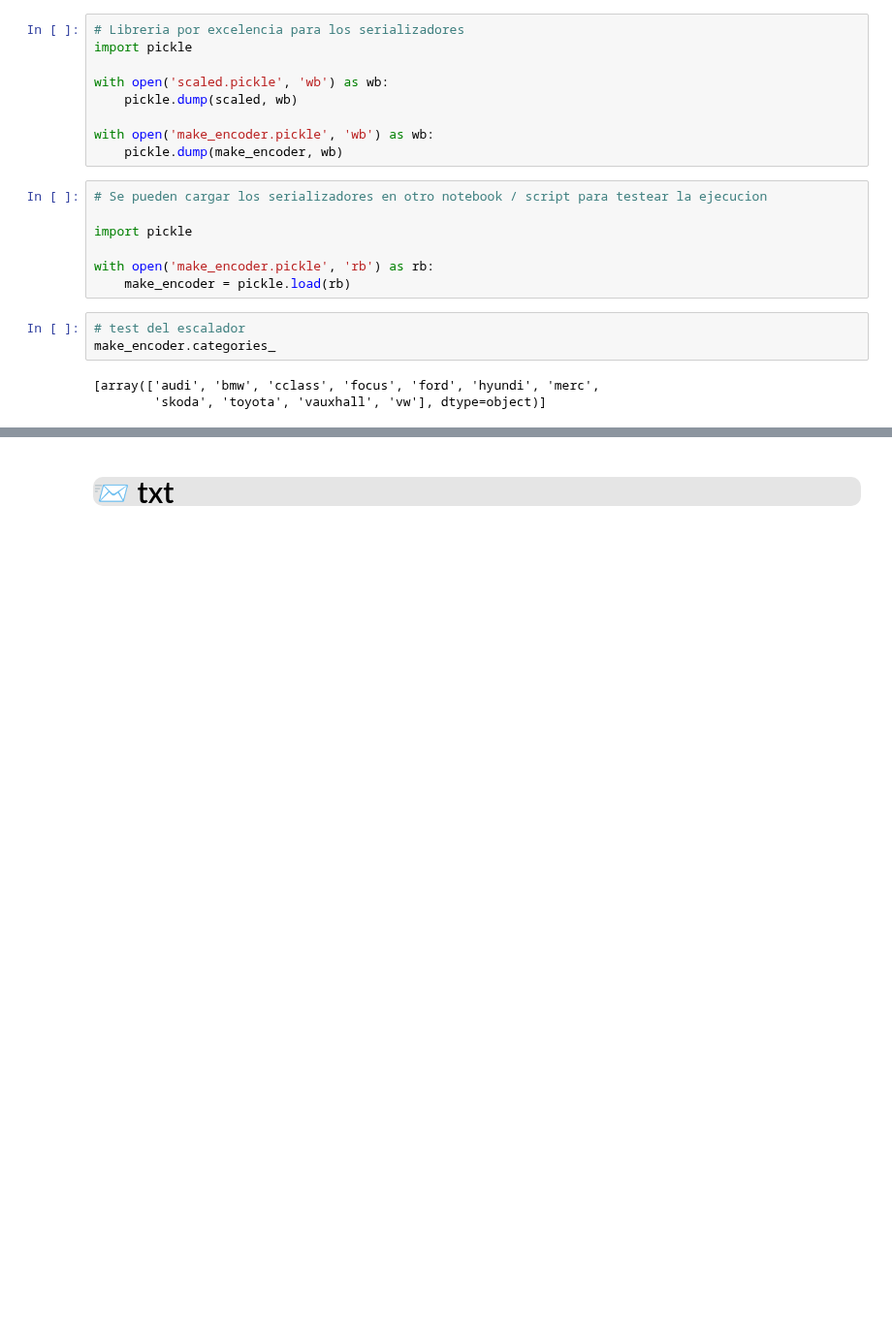
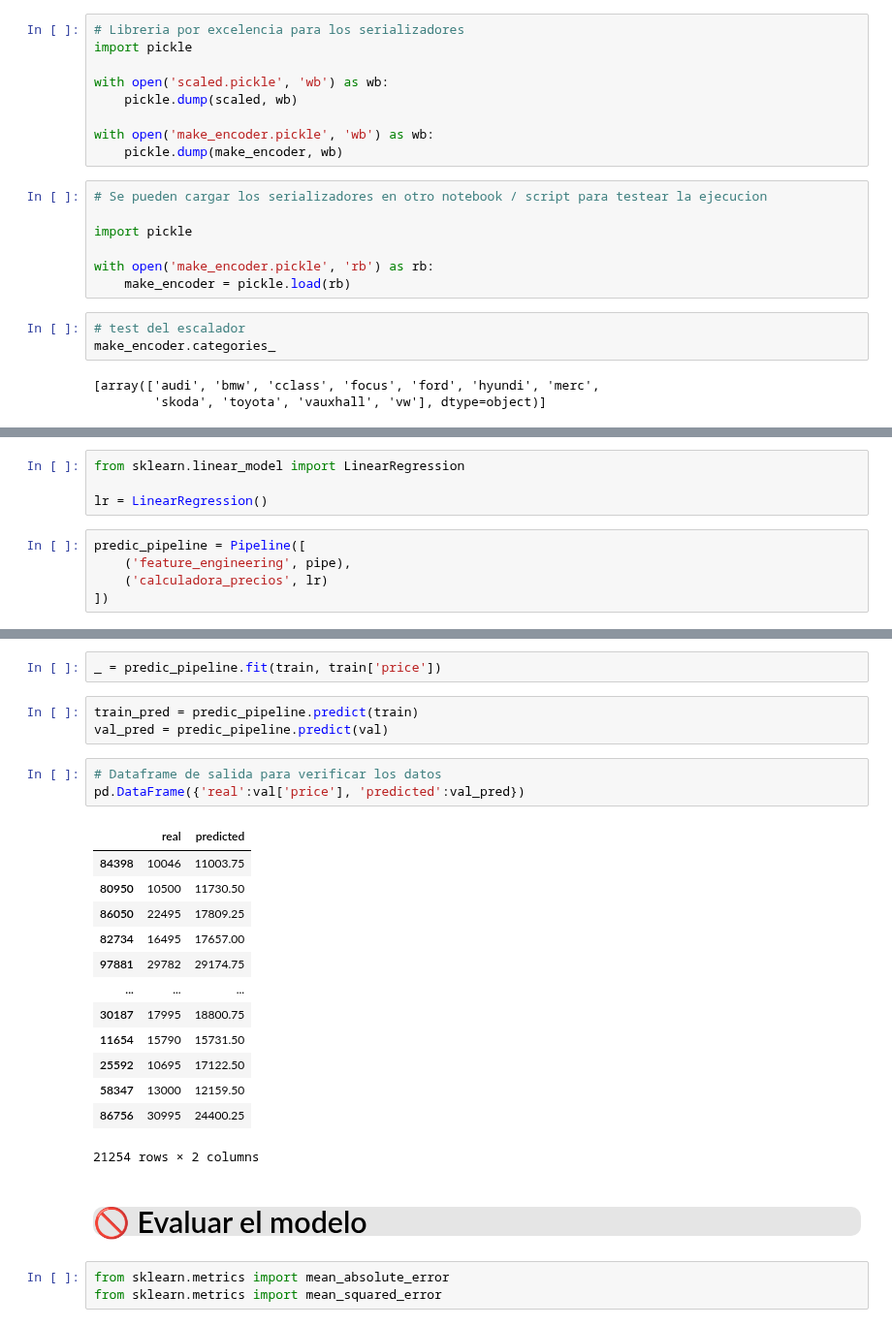
Before and after one commit to Gilberto-xyz/car-price, a Jupyter notebook: Cars.ipynb, the cells around one changed output, grey strips where cells are left out. Shown at 97% size. Drawn from its saved outputs; the diff is of its cells as text; blank space fills up the shorter version.

Commit message:
test model

```diff
--- a/Cars.ipynb
+++ b/Cars.ipynb
@@ -260,0 +386,9 @@ make_encoder.categories_
+# %%
+from sklearn.linear_model import LinearRegression
+
+lr = LinearRegression()
+# %%
+predic_pipeline = Pipeline([
+    ('feature_engineering', pipe),
+    ('calculadora_precios', lr)
+])
@@ -261,2 +416,27 @@ make_encoder.categories_
+# %%
+_ = predic_pipeline.fit(train, train['price'])
+# %%
+train_pred = predic_pipeline.predict(train)
+val_pred = predic_pipeline.predict(val)
+# %%
+# Dataframe de salida para verificar los datos
+pd.DataFrame({'real':val['price'], 'predicted':val_pred})
+# %% [output]
+|  | real | predicted |
+| 84398 | 10046 | 11003.75 |
+| 80950 | 10500 | 11730.50 |
+| 86050 | 22495 | 17809.25 |
+| 82734 | 16495 | 17657.00 |
+| 97881 | 29782 | 29174.75 |
+| ... | ... | ... |
+| 30187 | 17995 | 18800.75 |
+| 11654 | 15790 | 15731.50 |
+| 25592 | 10695 | 17122.50 |
+| 58347 | 13000 | 12159.50 |
+| 86756 | 30995 | 24400.25 |
+21254 rows × 2 columns
 # %% [markdown]
-## <p style="background-color:#e5e5e5; color:black; font-family:newtimeroman; font-size:140%; text-align:left; border-radius: 10px 10px;"> 📨 txt </p>
+## <p style="background-color:#e5e5e5; color:black; font-family:newtimeroman; font-size:140%; text-align:left; border-radius: 10px 10px;"> 🚫 Evaluar el modelo </p>
+# %%
+from sklearn.metrics import mean_absolute_error
+from sklearn.metrics import mean_squared_error
```
Also changed, not shown: parts of 24 cells of this notebook, 2 other files.
